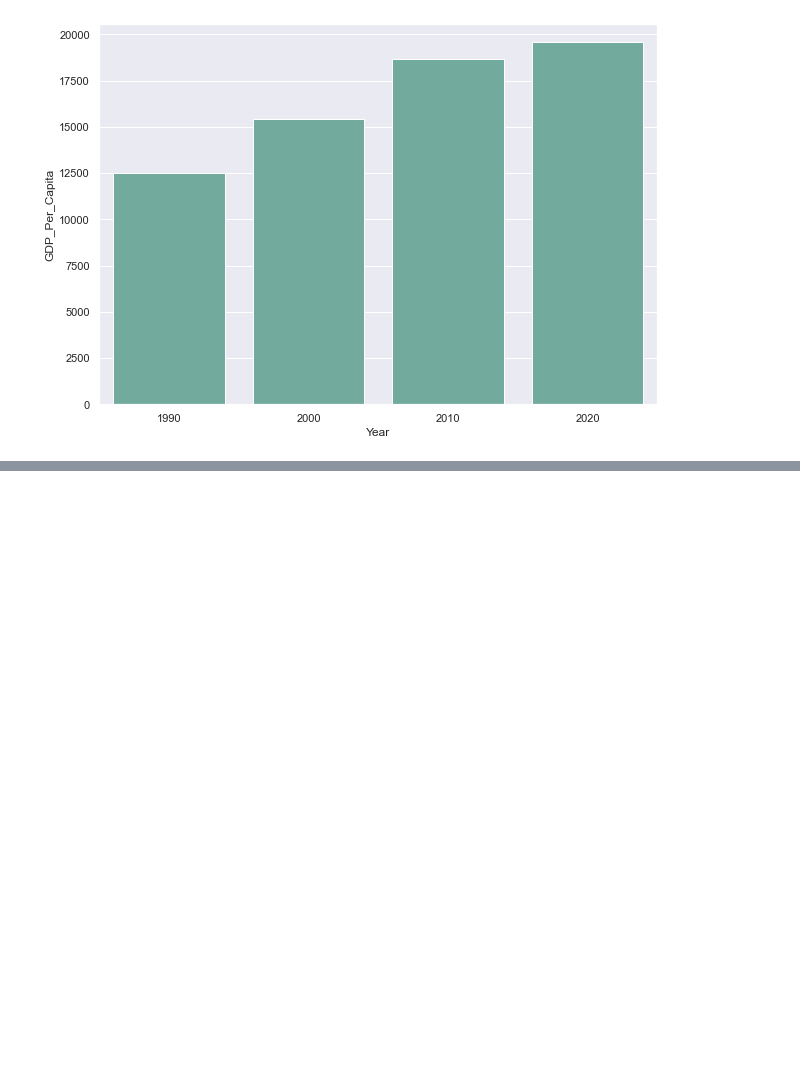
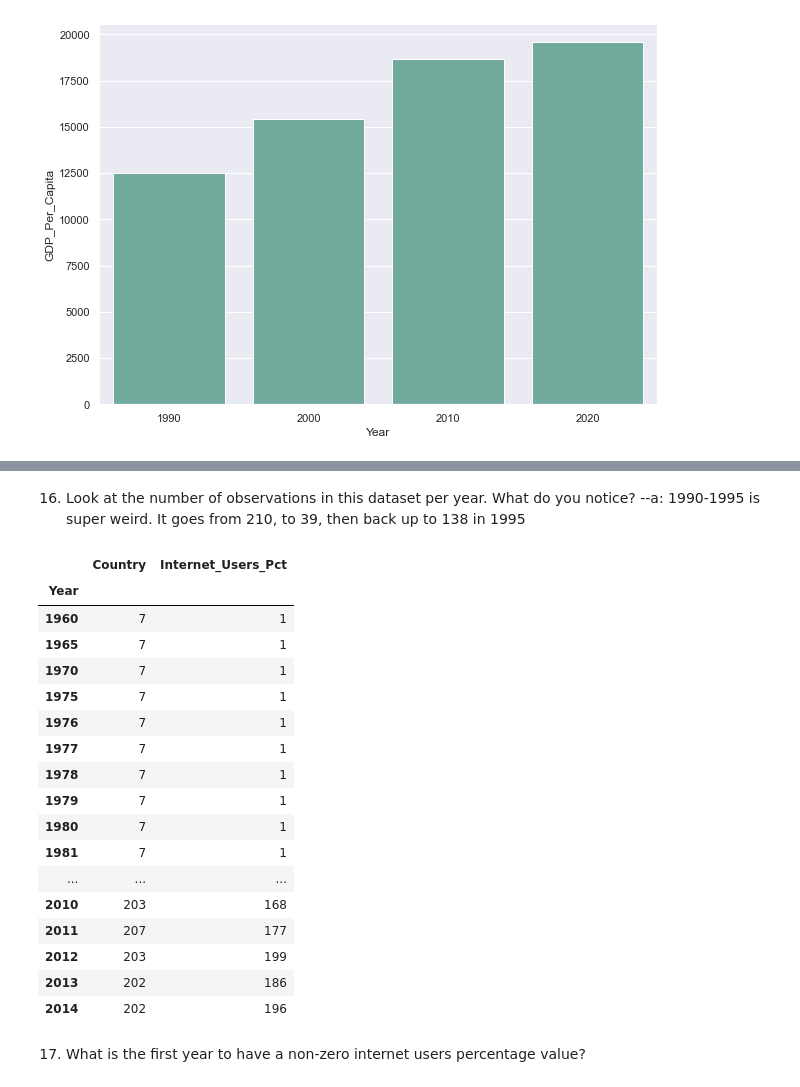
Before and after one commit to NSS-Data-Analytics-Cohort-10/gdp-and-internet-usage-t-white-21, a Jupyter notebook: notebook/un_project.ipynb, the cells around one changed output, grey strips where cells are left out. Saved outputs shown, nothing was run; the diff lists cells and outputs as text; code cells hidden in the pictures; blank space fills up the shorter version.

```diff
--- a/notebook/un_project.ipynb
+++ b/notebook/un_project.ipynb
@@ -339,0 +348,4 @@ ParserError: Error tokenizing data. C error: Expected 4 fields in line 4675, saw
+# %%
+int_df = pd.read_csv('../data/internet_use.csv', nrows = 4495)
+#int_df.tail(50)
+int_df.info()
@@ -339,0 +380,4 @@ ParserError: Error tokenizing data. C error: Expected 4 fields in line 4675, saw
+# %%
+int_df = int_df[['Country or Area', 'Year', 'Value']]
+
+int_df.head()
@@ -339,0 +391,3 @@ ParserError: Error tokenizing data. C error: Expected 4 fields in line 4675, saw
+# %%
+int_df.columns = ['Country', 'Year', 'Internet_Users_Pct']
+int_df.head()
@@ -339,0 +401,26 @@ ParserError: Error tokenizing data. C error: Expected 4 fields in line 4675, saw
+# %% [markdown]
+16. Look at the number of observations in this dataset per year. What do you notice?
+--a: 1990-1995 is super weird. It goes from 210, to 39, then back up to 138 in 1995
+# %%
+int_df.groupby(['Year']).nunique()
+# %% [output]
+|  | Country | Internet_Users_Pct |
+| Year |  |  |
+| 1960 | 7 | 1 |
+| 1965 | 7 | 1 |
+| 1970 | 7 | 1 |
+| 1975 | 7 | 1 |
+| 1976 | 7 | 1 |
+| 1977 | 7 | 1 |
+| 1978 | 7 | 1 |
+| 1979 | 7 | 1 |
+| 1980 | 7 | 1 |
+| 1981 | 7 | 1 |
+| ... | ... | ... |
+| 2010 | 203 | 168 |
+| 2011 | 207 | 177 |
+| 2012 | 203 | 199 |
+| 2013 | 202 | 186 |
+| 2014 | 202 | 196 |
+# %% [markdown]
+17. What is the first year to have a non-zero internet users percentage value?
```
Also changed, not shown: parts of 50 cells of this notebook.
